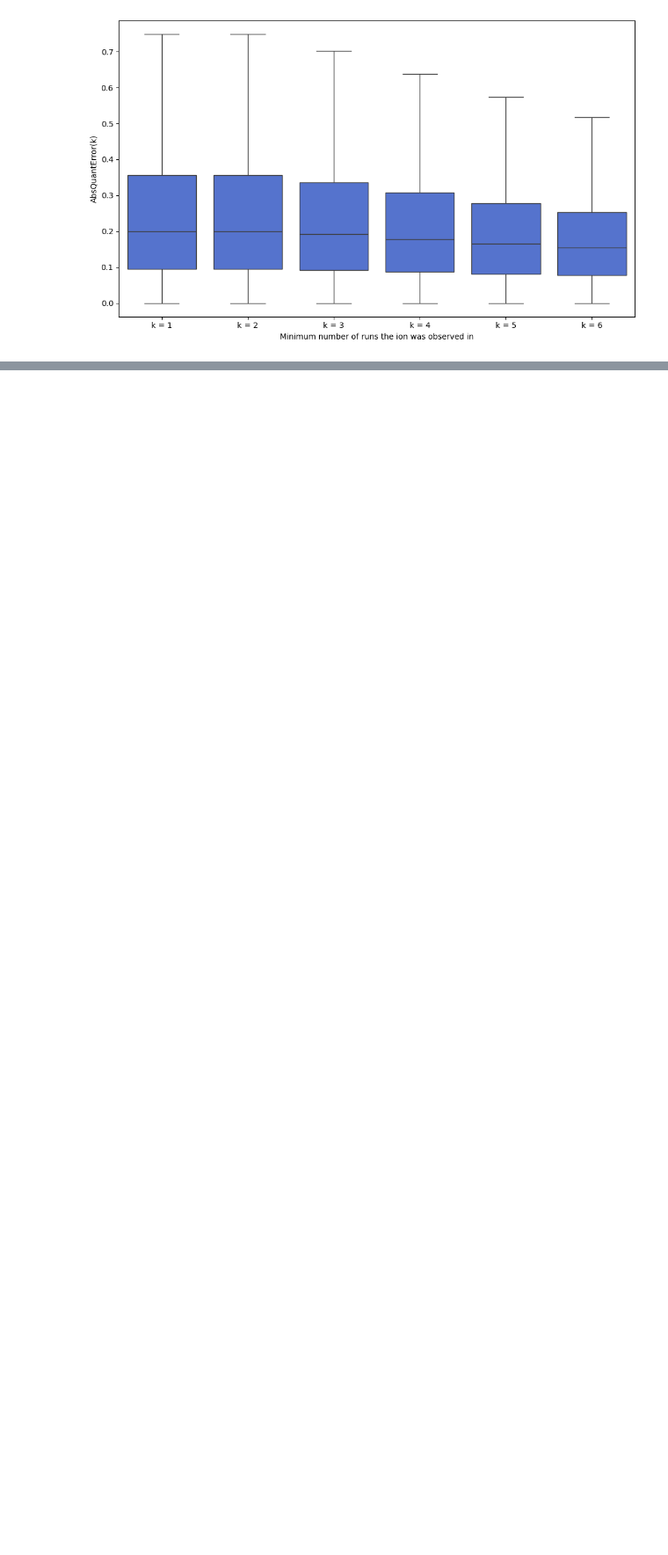
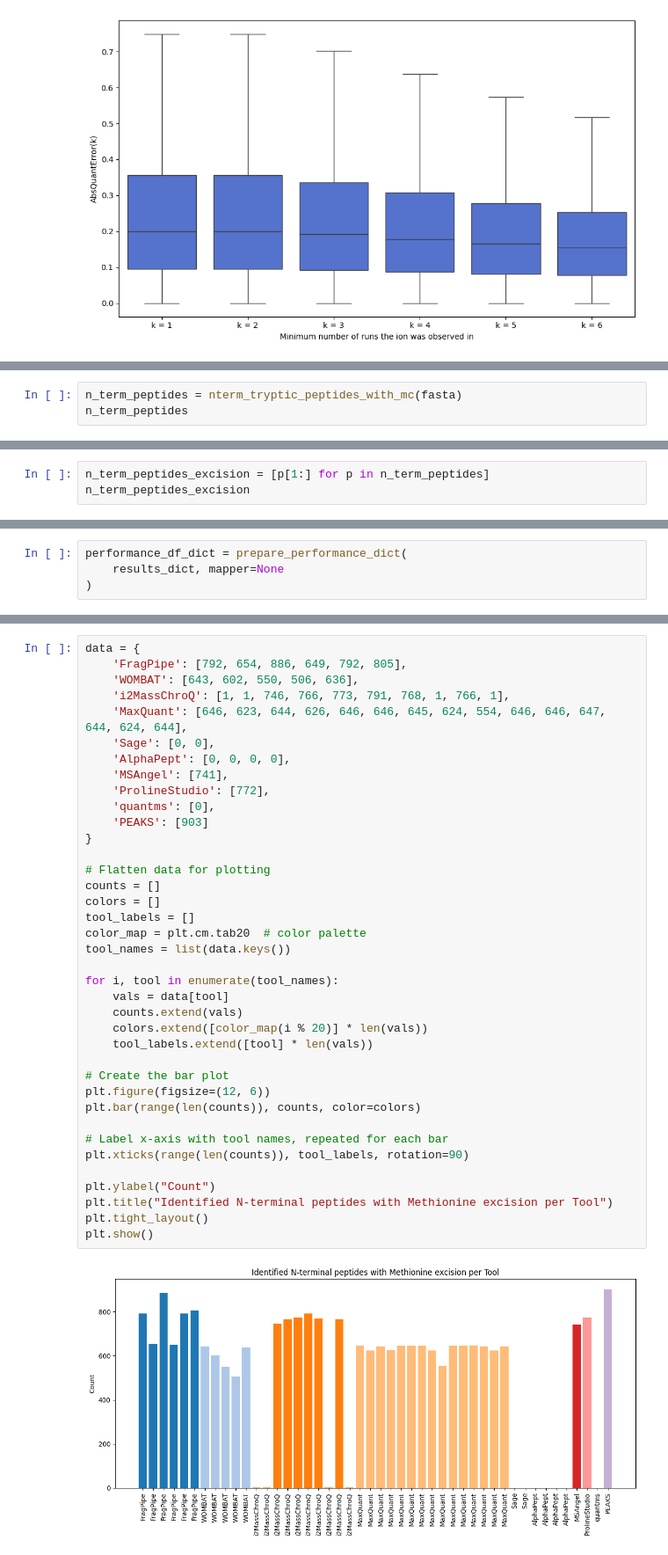
Before and after one commit to Proteobench/ProteoBench, a Jupyter notebook: jupyter_notebooks/analysis/post_analysis/quant/lfq/ion/dda/DDA_ion_quant_manuscript.ipynb, the cells around one changed output, grey strips where cells are left out. Shown at 88% size. Saved outputs shown, nothing was run; the diff lists cells and outputs as text; blank space fills up the shorter version.

```diff
--- a/jupyter_notebooks/analysis/post_analysis/quant/lfq/ion/dda/DDA_ion_quant_manuscript.ipynb
+++ b/jupyter_notebooks/analysis/post_analysis/quant/lfq/ion/dda/DDA_ion_quant_manuscript.ipynb
@@ -1460,0 +1564,3 @@ Tool has the following runs: dict_keys([])
+# %%
+n_term_peptides = nterm_tryptic_peptides_with_mc(fasta)
+n_term_peptides
@@ -1460,0 +1585,3 @@ Tool has the following runs: dict_keys([])
+# %%
+n_term_peptides_excision = [p[1:] for p in n_term_peptides]
+n_term_peptides_excision
@@ -1460,0 +1606,4 @@ Tool has the following runs: dict_keys([])
+# %%
+performance_df_dict = prepare_performance_dict(
+    results_dict, mapper=None
+)
@@ -1460,0 +1687,40 @@ Tool has the following runs: dict_keys([])
+# %%
+data = {
+    'FragPipe': [792, 654, 886, 649, 792, 805],
+    'WOMBAT': [643, 602, 550, 506, 636],
+    'i2MassChroQ': [1, 1, 746, 766, 773, 791, 768, 1, 766, 1],
+    'MaxQuant': [646, 623, 644, 626, 646, 646, 645, 624, 554, 646, 646, 647, 644, 624, 644],
+    'Sage': [0, 0],
+    'AlphaPept': [0, 0, 0, 0],
+    'MSAngel': [741],
+    'ProlineStudio': [772],
+    'quantms': [0],
+    'PEAKS': [903]
+}
+
+# Flatten data for plotting
+counts = []
+colors = []
+tool_labels = []
+color_map = plt.cm.tab20  # color palette
+tool_names = list(data.keys())
+
+for i, tool in enumerate(tool_names):
+    vals = data[tool]
+    counts.extend(vals)
+    colors.extend([color_map(i % 20)] * len(vals))
+    tool_labels.extend([tool] * len(vals))
+
+# Create the bar plot
+plt.figure(figsize=(12, 6))
+plt.bar(range(len(counts)), counts, color=colors)
+
+# Label x-axis with tool names, repeated for each bar
+plt.xticks(range(len(counts)), tool_labels, rotation=90)
+
+plt.ylabel("Count")
+plt.title("Identified N-terminal peptides with Methionine excision per Tool")
+plt.tight_layout()
+plt.show()
+# %% [output]
+[figure, added]
```
Also changed, not shown: parts of 28 cells of this notebook.
